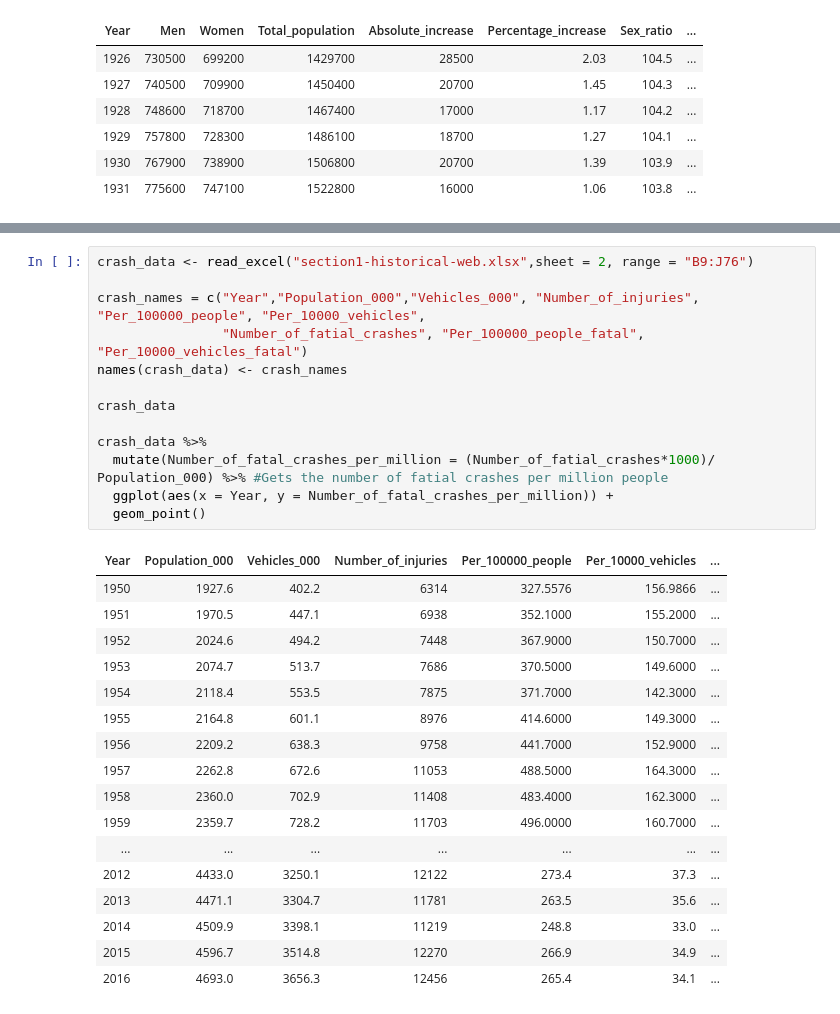
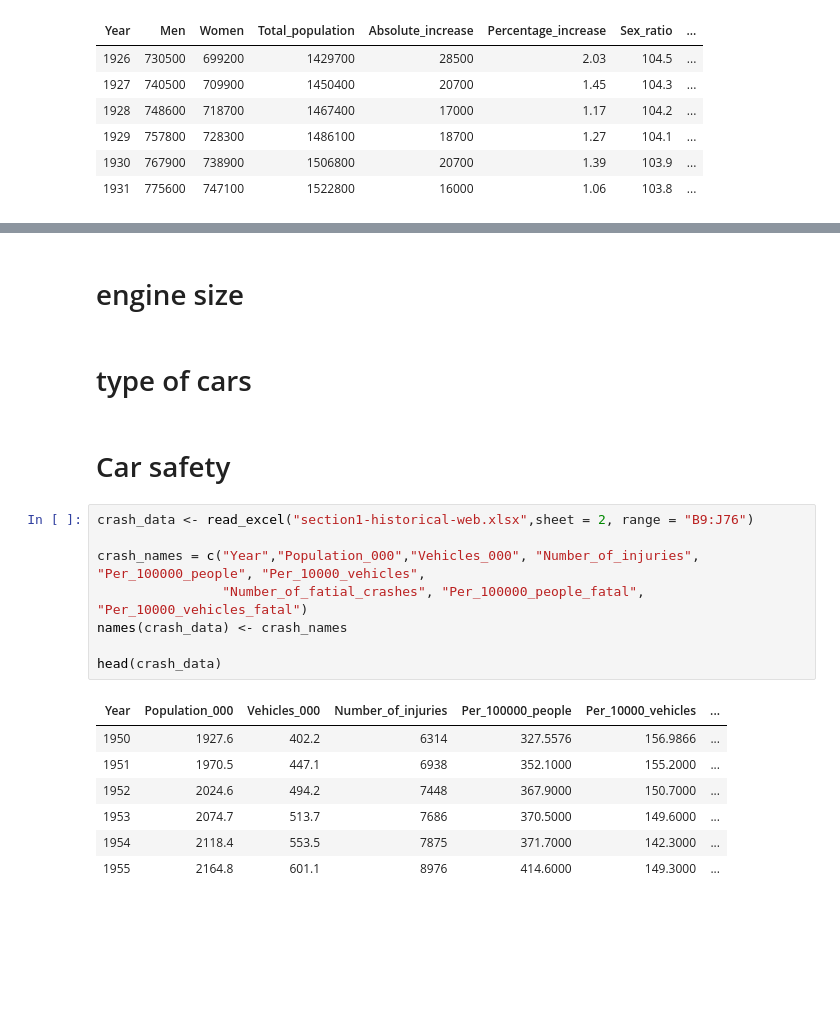
Before and after one commit to william-patt/DATA201-Group-project, a Jupyter notebook: Group_Project.ipynb, the cells around one changed output, grey strips where cells are left out. Cells and saved outputs as stored; diff of their text form; blank space fills up the shorter version.

```diff
--- a/Group_Project.ipynb
+++ b/Group_Project.ipynb
@@ -411,31 +499,22 @@ fuelCO2pop %>%
+# %% [markdown]
+# engine size
+# %% [markdown]
+# type of cars
+# %% [markdown]
+# Car safety
 # %%
 crash_data <- read_excel("section1-historical-web.xlsx",sheet = 2, range = "B9:J76")
 
 crash_names = c("Year","Population_000","Vehicles_000", "Number_of_injuries", "Per_100000_people", "Per_10000_vehicles",
                 "Number_of_fatial_crashes", "Per_100000_people_fatal", "Per_10000_vehicles_fatal")
 names(crash_data) <- crash_names
 
-crash_data
-
-crash_data %>%
-  mutate(Number_of_fatal_crashes_per_million = (Number_of_fatial_crashes*1000)/ Population_000) %>% #Gets the number of fatial crashes per million people
-  ggplot(aes(x = Year, y = Number_of_fatal_crashes_per_million)) +
-  geom_point()
+head(crash_data)
 # %% [output]
 | Year | Population_000 | Vehicles_000 | Number_of_injuries | Per_100000_people | Per_10000_vehicles | ... |
 | 1950 | 1927.6 | 402.2 | 6314 | 327.5576 | 156.9866 | ... |
 | 1951 | 1970.5 | 447.1 | 6938 | 352.1000 | 155.2000 | ... |
 | 1952 | 2024.6 | 494.2 | 7448 | 367.9000 | 150.7000 | ... |
 | 1953 | 2074.7 | 513.7 | 7686 | 370.5000 | 149.6000 | ... |
 | 1954 | 2118.4 | 553.5 | 7875 | 371.7000 | 142.3000 | ... |
 | 1955 | 2164.8 | 601.1 | 8976 | 414.6000 | 149.3000 | ... |
-| 1956 | 2209.2 | 638.3 | 9758 | 441.7000 | 152.9000 | ... |
-| 1957 | 2262.8 | 672.6 | 11053 | 488.5000 | 164.3000 | ... |
-| 1958 | 2360.0 | 702.9 | 11408 | 483.4000 | 162.3000 | ... |
-| 1959 | 2359.7 | 728.2 | 11703 | 496.0000 | 160.7000 | ... |
-| ... | ... | ... | ... | ... | ... | ... |
-| 2012 | 4433.0 | 3250.1 | 12122 | 273.4 | 37.3 | ... |
-| 2013 | 4471.1 | 3304.7 | 11781 | 263.5 | 35.6 | ... |
-| 2014 | 4509.9 | 3398.1 | 11219 | 248.8 | 33.0 | ... |
-| 2015 | 4596.7 | 3514.8 | 12270 | 266.9 | 34.9 | ... |
-| 2016 | 4693.0 | 3656.3 | 12456 | 265.4 | 34.1 | ... |
```
Also changed, not shown: parts of 35 cells of this notebook.
